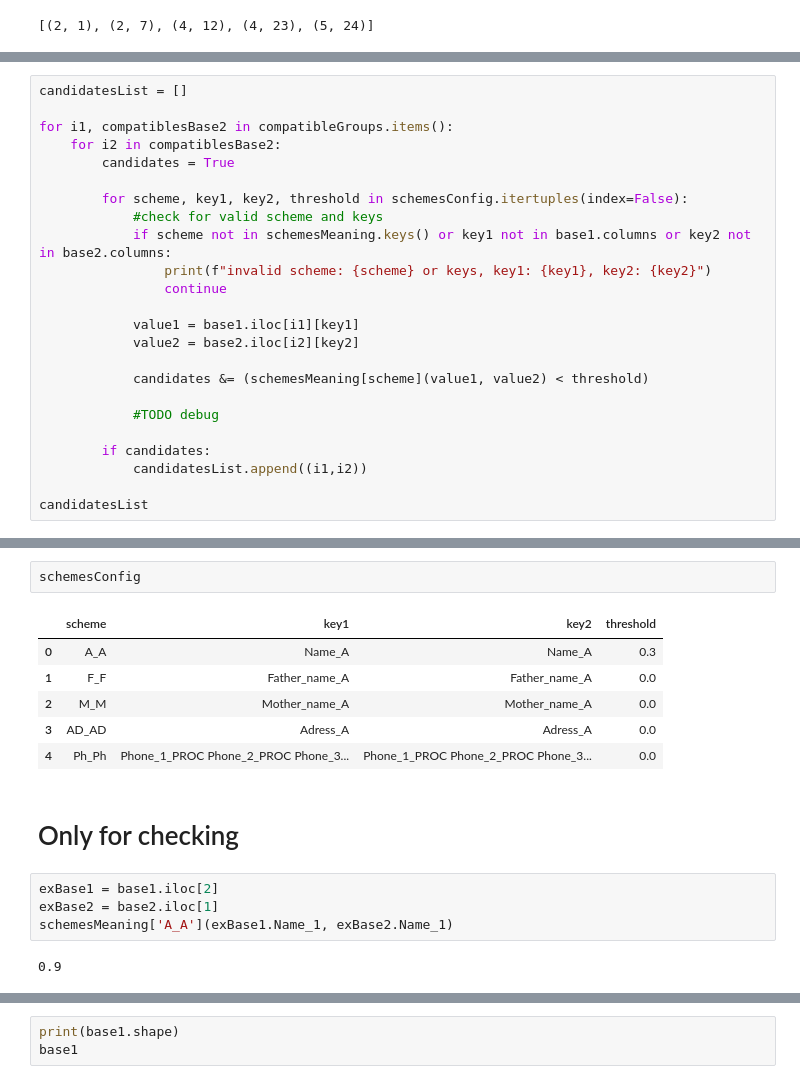
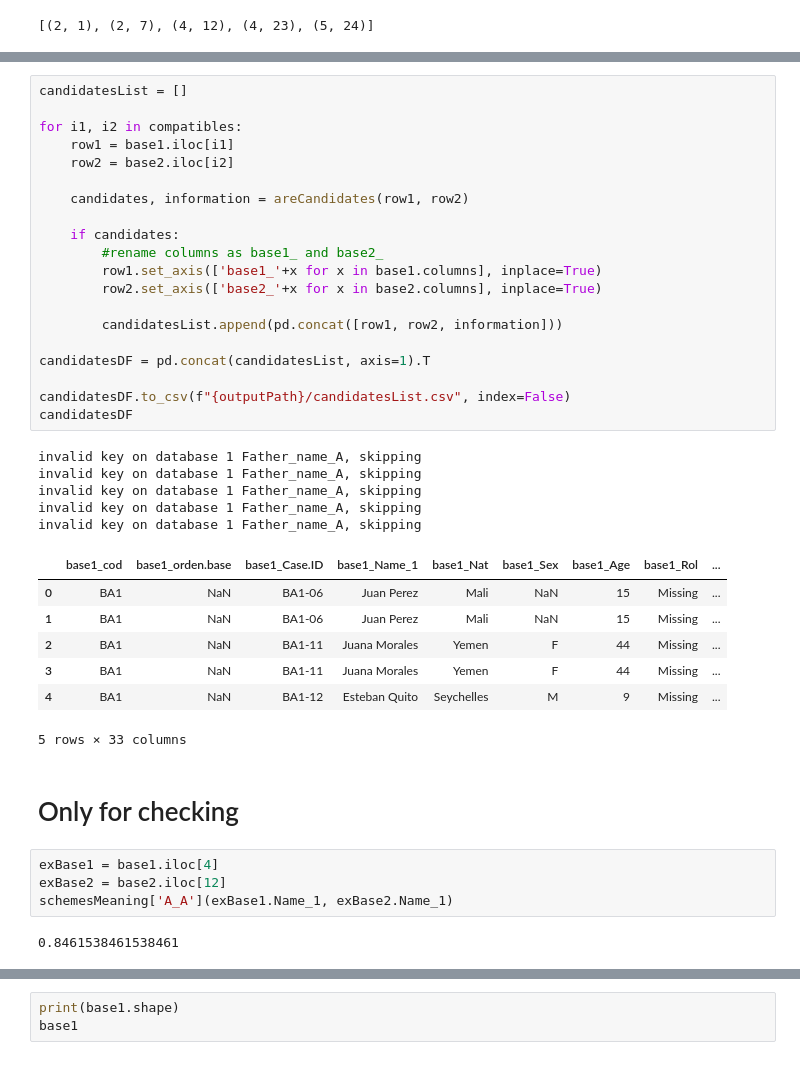
Before and after one commit to inescaridi/COM4PPL, a Jupyter notebook: Matching.ipynb, the cells around one changed output, grey strips where cells are left out. Saved outputs shown, nothing was run; the diff lists cells and outputs as text.

```diff
--- a/Matching.ipynb
+++ b/Matching.ipynb
@@ -180,24 +195,0 @@ compatibleGroups
-# %%
-candidatesList = []
-
-for i1, compatiblesBase2 in compatibleGroups.items():
-    for i2 in compatiblesBase2:
-        candidates = True
-
-        for scheme, key1, key2, threshold in schemesConfig.itertuples(index=False):
-            #check for valid scheme and keys
-            if scheme not in schemesMeaning.keys() or key1 not in base1.columns or key2 not in base2.columns:
-                print(f"invalid scheme: {scheme} or keys, key1: {key1}, key2: {key2}")
-                continue
-
-            value1 = base1.iloc[i1][key1]
-            value2 = base2.iloc[i2][key2]
-
-            candidates &= (schemesMeaning[scheme](value1, value2) < threshold)
-
-            #TODO debug
-
-        if candidates:
-            candidatesList.append((i1,i2))
-
-candidatesList
@@ -234,17 +196,41 @@ Ph_Ph Phone_1_PROC Phone_2_PROC Phone_3_PROC Phone_1_PROC Phone_2_PROC Phone_3_P
-# %%
-schemesConfig
-# %% [output]
-|  | scheme | key1 | key2 | threshold |
-| 0 | A_A | Name_A | Name_A | 0.3 |
-| 1 | F_F | Father_name_A | Father_name_A | 0.0 |
-| 2 | M_M | Mother_name_A | Mother_name_A | 0.0 |
-| 3 | AD_AD | Adress_A | Adress_A | 0.0 |
-| 4 | Ph_Ph | Phone_1_PROC Phone_2_PROC Phone_3... | Phone_1_PROC Phone_2_PROC Phone_3... | 0.0 |
+# %%
+candidatesList = []
+
+for i1, i2 in compatibles:
+    row1 = base1.iloc[i1]
+    row2 = base2.iloc[i2]
+
+    candidates, information = areCandidates(row1, row2)
+
+    if candidates:
+        #rename columns as base1_ and base2_
+        row1.set_axis(['base1_'+x for x in base1.columns], inplace=True)
+        row2.set_axis(['base2_'+x for x in base2.columns], inplace=True)
+
+        candidatesList.append(pd.concat([row1, row2, information]))
+
+candidatesDF = pd.concat(candidatesList, axis=1).T
+
+candidatesDF.to_csv(f"{outputPath}/candidatesList.csv", index=False)
+candidatesDF
+# %% [output]
+invalid key on database 1 Father_name_A, skipping
+invalid key on database 1 Father_name_A, skipping
+invalid key on database 1 Father_name_A, skipping
+invalid key on database 1 Father_name_A, skipping
+invalid key on database 1 Father_name_A, skipping
+|  | base1_cod | base1_orden.base | base1_Case.ID | base1_Name_1 | base1_Nat | base1_Sex | base1_Age | base1_Rol | ... |
+| 0 | BA1 | NaN | BA1-06 | Juan Perez | Mali | NaN | 15 | Missing | ... |
+| 1 | BA1 | NaN | BA1-06 | Juan Perez | Mali | NaN | 15 | Missing | ... |
+| 2 | BA1 | NaN | BA1-11 | Juana Morales | Yemen | F | 44 | Missing | ... |
+| 3 | BA1 | NaN | BA1-11 | Juana Morales | Yemen | F | 44 | Missing | ... |
+| 4 | BA1 | NaN | BA1-12 | Esteban Quito | Seychelles | M | 9 | Missing | ... |
+5 rows × 33 columns
 # %% [markdown]
 # Only for checking
 # %%
-exBase1 = base1.iloc[2]
-exBase2 = base2.iloc[1]
+exBase1 = base1.iloc[4]
+exBase2 = base2.iloc[12]
 schemesMeaning['A_A'](exBase1.Name_1, exBase2.Name_1)
 # %% [output]
-0.9
+0.8461538461538461
```
Also changed, not shown: parts of 21 cells of this notebook, 1 other file.
